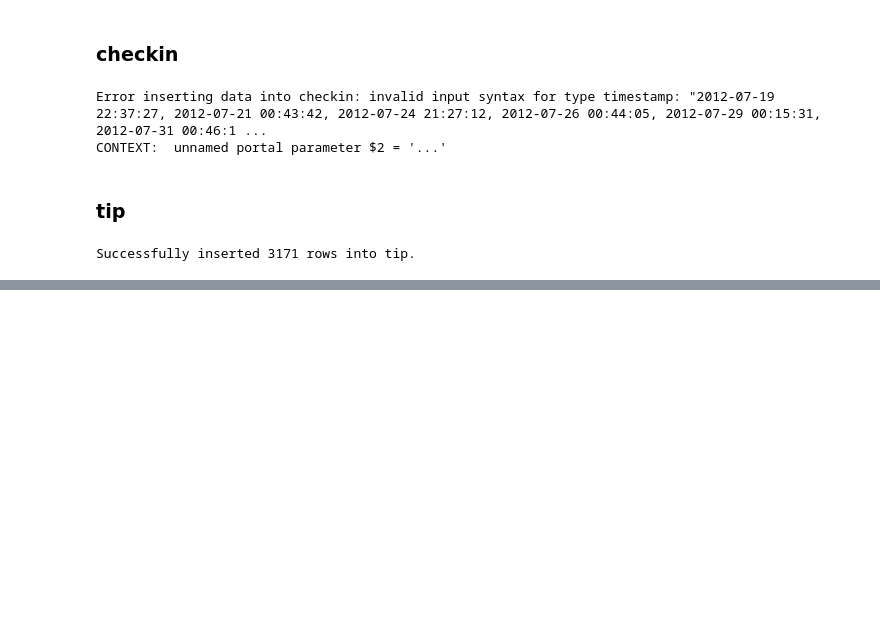
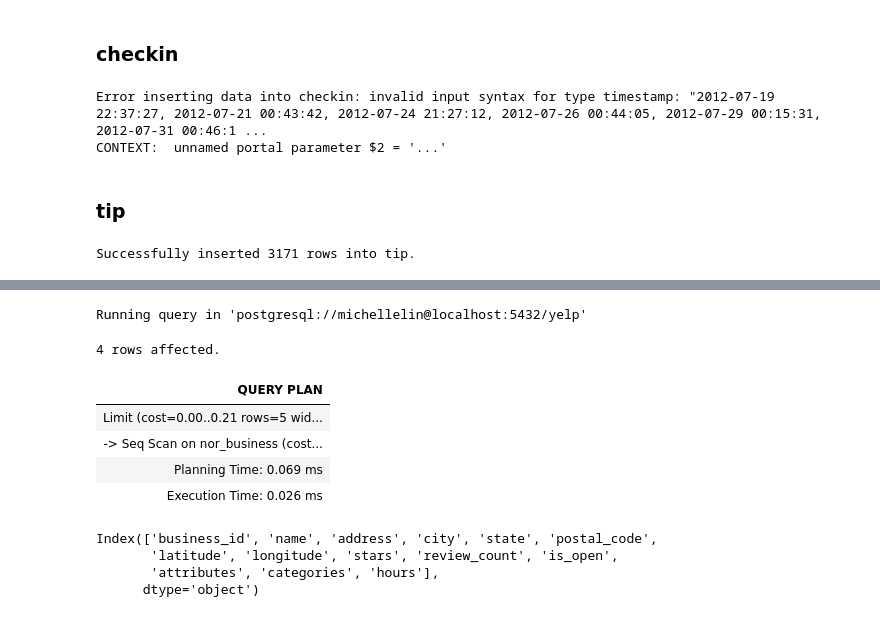
Before and after one commit to MichelleLin-4111/Yelp-Dataset-Analysis, a Jupyter notebook: code/part1_schema_design.ipynb, the cells around one changed output, grey strips where cells are left out. Cells and saved outputs as stored; diff of their text form; code cells hidden in the pictures; blank space fills up the shorter version.

```diff
--- a/code/part1_schema_design.ipynb
+++ b/code/part1_schema_design.ipynb
@@ -358,0 +429,18 @@ Running query in 'postgresql://michellelin@localhost:5432/yelp'
+# %%
+%%sql
+EXPLAIN ANALYZE SELECT * FROM nor_business LIMIT 5;
+# %% [output]
+Running query in 'postgresql://michellelin@localhost:5432/yelp'
+4 rows affected.
+| QUERY PLAN |
+| Limit (cost=0.00..0.21 rows=5 wid... |
+| -> Seq Scan on nor_business (cost... |
+| Planning Time: 0.069 ms |
+| Execution Time: 0.026 ms |
+# %%
+df_business.columns
+# %% [output]
+Index(['business_id', 'name', 'address', 'city', 'state', 'postal_code',
+       'latitude', 'longitude', 'stars', 'review_count', 'is_open',
+       'attributes', 'categories', 'hours'],
+      dtype='object')
```
Also changed, not shown: parts of 21 cells of this notebook.
